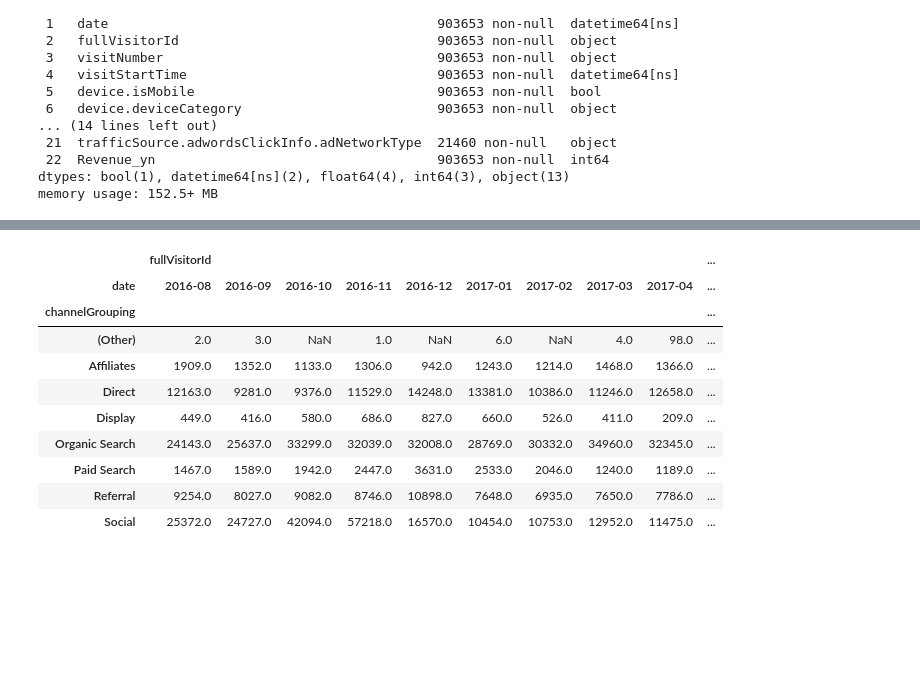
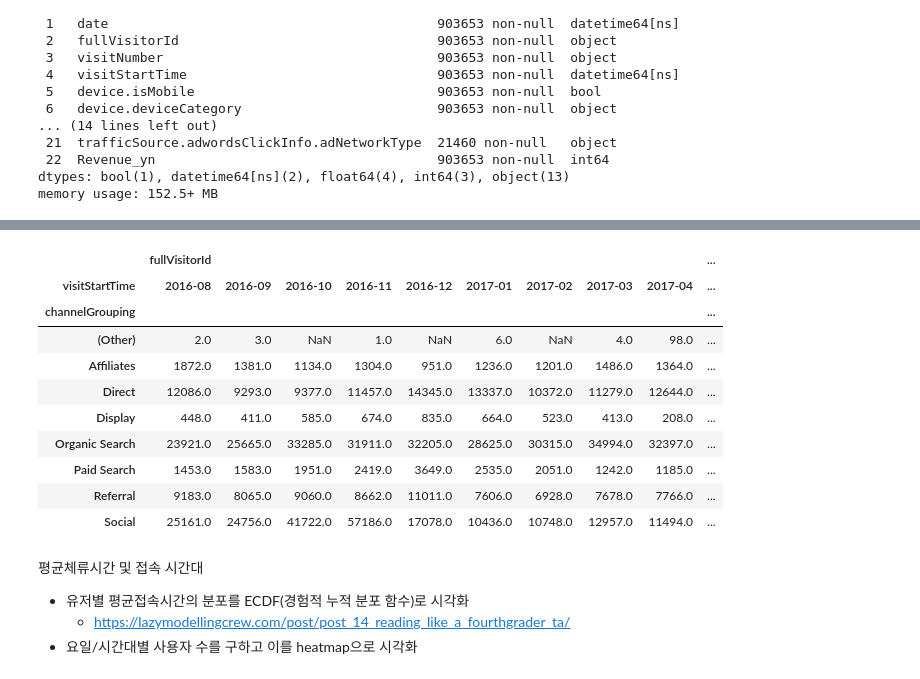
Before and after one commit to eju1019/ipark, a Jupyter notebook: GA_data.ipynb, the cells around one changed output, grey strips where cells are left out. Drawn from its saved outputs; the diff is of its cells as text; code cells hidden in the pictures; blank space fills up the shorter version.

```diff
--- a/GA_data.ipynb
+++ b/GA_data.ipynb
@@ -182,24 +184,23 @@ dtypes: bool(1), datetime64[ns](2), float64(4), int64(3), object(13)
 memory usage: 152.5+ MB
 # %%
 # 날짜데이터 년/월/일/년월/주로 정리
-############ visitStartTime 기준으로 할지 협의 필요
 import datetime as dt
 
-visit_year = df['date'].dt.year
-visit_month = df['date'].dt.month
-visit_year_month = df['date'].dt.strftime('%Y-%m')
-visit_day = df['date'].dt.day
-visit_weekday = df['date'].dt.weekday # 월요일이 0
-visit_week = df['date'].dt.strftime('%Y-%W') #몇번째주차인지
+visit_year = df['visitStartTime'].dt.year
+visit_month = df['visitStartTime'].dt.month
+visit_ym = df['visitStartTime'].dt.strftime('%Y-%m')
+visit_ymd = df['visitStartTime'].dt.strftime('%Y-%m-%d')
+visit_day = df['visitStartTime'].dt.day
+visit_day = df['visitStartTime'].dt.day
+visit_dayofweek = df['visitStartTime'].dt.weekday # 월요일이 0
+visit_week = df['visitStartTime'].dt.strftime('%Y-%W') #몇번째주차인지
 
 # 날짜별로 유저수, 구매건수 확인
-main_variable = ['fullVisitorId', 'totals.bounces','totals.transactionRevenue']
+main_variable = ['fullVisitorId', 'totals.transactionRevenue']
 
-cnt_by_year_month = df.groupby([visit_year_month])[main_variable].count()
+cnt_by_year_month = df.groupby([visit_ym])[main_variable].count()
 cvr_by_year_mont =  (cnt_by_year_month['totals.transactionRevenue'] / cnt_by_year_month['fullVisitorId'])*100
-bounce_rate_by_year_mont = (cnt_by_year_month['totals.bounces'] / cnt_by_year_month['fullVisitorId'])*100
 
 display(cnt_by_year_month)
 display(cvr_by_year_mont)
-display(bounce_rate_by_year_mont)
 # %% [output]
@@ -269,15 +255,20 @@ Text(0.5, 1.0, 'total user count by week')
 # %%
 # 채널별 월별 유저수 추이
-pd.DataFrame( df.groupby(['channelGrouping', visit_year_month])['fullVisitorId'].count()).unstack()
+pd.DataFrame( df.groupby(['channelGrouping', visit_ym])['fullVisitorId'].count()).unstack()
 # %% [output]
 |  | fullVisitorId |  |  |  |  |  |  |  |  | ... |
-| date | 2016-08 | 2016-09 | 2016-10 | 2016-11 | 2016-12 | 2017-01 | 2017-02 | 2017-03 | 2017-04 | ... |
+| visitStartTime | 2016-08 | 2016-09 | 2016-10 | 2016-11 | 2016-12 | 2017-01 | 2017-02 | 2017-03 | 2017-04 | ... |
 | channelGrouping |  |  |  |  |  |  |  |  |  | ... |
 | (Other) | 2.0 | 3.0 | NaN | 1.0 | NaN | 6.0 | NaN | 4.0 | 98.0 | ... |
-| Affiliates | 1909.0 | 1352.0 | 1133.0 | 1306.0 | 942.0 | 1243.0 | 1214.0 | 1468.0 | 1366.0 | ... |
-| Direct | 12163.0 | 9281.0 | 9376.0 | 11529.0 | 14248.0 | 13381.0 | 10386.0 | 11246.0 | 12658.0 | ... |
-| Display | 449.0 | 416.0 | 580.0 | 686.0 | 827.0 | 660.0 | 526.0 | 411.0 | 209.0 | ... |
-| Organic Search | 24143.0 | 25637.0 | 33299.0 | 32039.0 | 32008.0 | 28769.0 | 30332.0 | 34960.0 | 32345.0 | ... |
-| Paid Search | 1467.0 | 1589.0 | 1942.0 | 2447.0 | 3631.0 | 2533.0 | 2046.0 | 1240.0 | 1189.0 | ... |
-| Referral | 9254.0 | 8027.0 | 9082.0 | 8746.0 | 10898.0 | 7648.0 | 6935.0 | 7650.0 | 7786.0 | ... |
-| Social | 25372.0 | 24727.0 | 42094.0 | 57218.0 | 16570.0 | 10454.0 | 10753.0 | 12952.0 | 11475.0 | ... |
+| Affiliates | 1872.0 | 1381.0 | 1134.0 | 1304.0 | 951.0 | 1236.0 | 1201.0 | 1486.0 | 1364.0 | ... |
+| Direct | 12086.0 | 9293.0 | 9377.0 | 11457.0 | 14345.0 | 13337.0 | 10372.0 | 11279.0 | 12644.0 | ... |
+| Display | 448.0 | 411.0 | 585.0 | 674.0 | 835.0 | 664.0 | 523.0 | 413.0 | 208.0 | ... |
+| Organic Search | 23921.0 | 25665.0 | 33285.0 | 31911.0 | 32205.0 | 28625.0 | 30315.0 | 34994.0 | 32397.0 | ... |
+| Paid Search | 1453.0 | 1583.0 | 1951.0 | 2419.0 | 3649.0 | 2535.0 | 2051.0 | 1242.0 | 1185.0 | ... |
+| Referral | 9183.0 | 8065.0 | 9060.0 | 8662.0 | 11011.0 | 7606.0 | 6928.0 | 7678.0 | 7766.0 | ... |
+| Social | 25161.0 | 24756.0 | 41722.0 | 57186.0 | 17078.0 | 10436.0 | 10748.0 | 12957.0 | 11494.0 | ... |
+# %% [markdown]
+평균체류시간 및 접속 시간대
+- 유저별 평균접속시간의 분포를 ECDF(경험적 누적 분포 함수)로 시각화
+    - https://lazymodellingcrew.com/post/post_14_reading_like_a_fourthgrader_ta/
+- 요일/시간대별 사용자 수를 구하고 이를 heatmap으로 시각화
```
Also changed, not shown: parts of 24 cells of this notebook.
